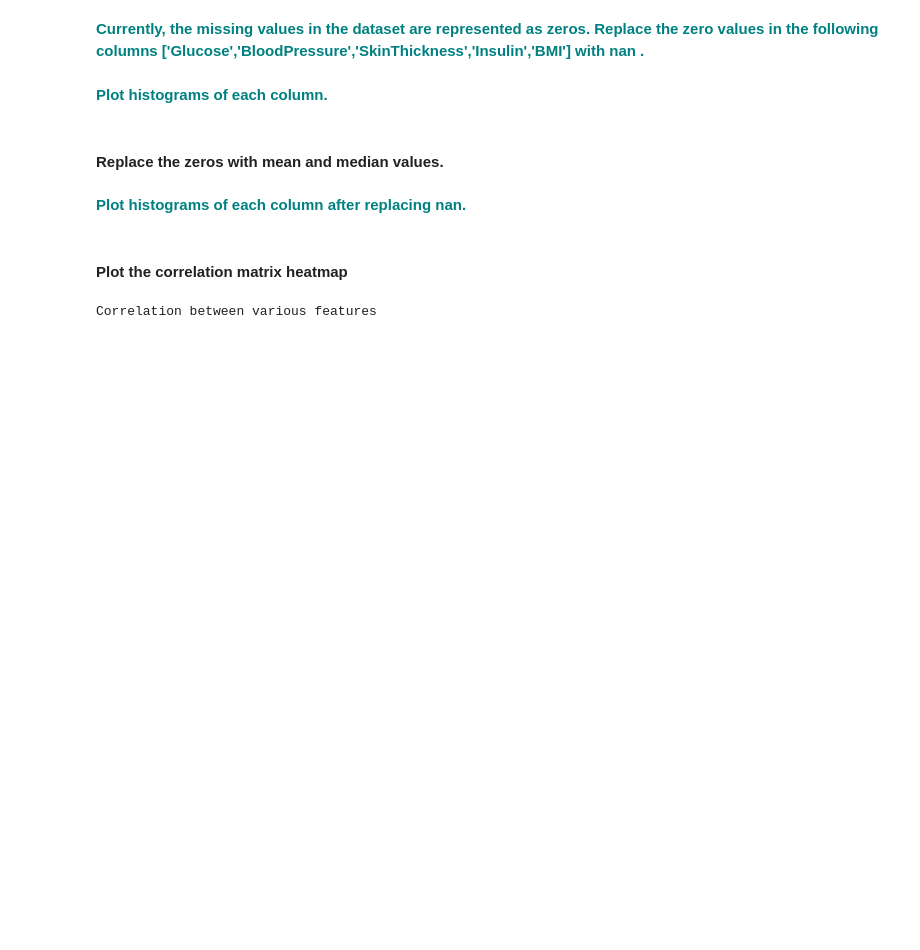
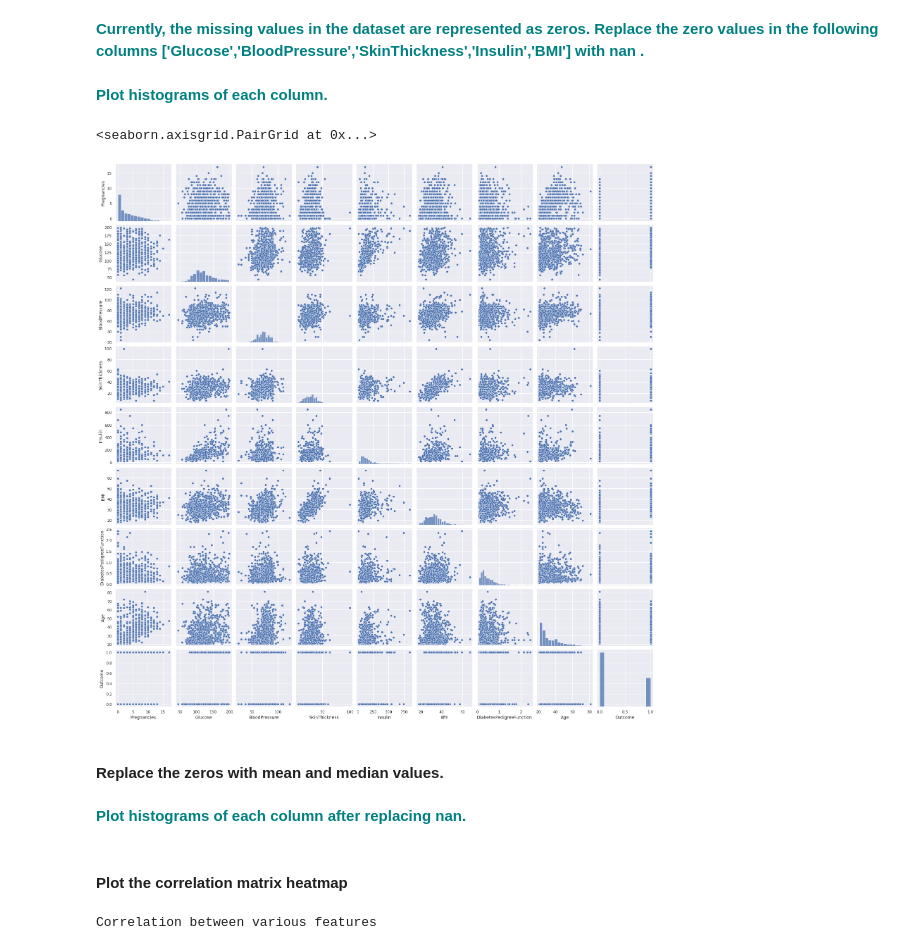
Before and after one commit to ChadDelany/Case_Study-GridSearchKNN, a Jupyter notebook: GridSearchKNN_Case_Study.ipynb, the cells around one changed output. Saved outputs shown, nothing was run; the diff lists cells and outputs as text; code cells hidden in the pictures; blank space fills up the shorter version.

Commit message:
histograms for each variable.

```diff
--- a/GridSearchKNN_Case_Study.ipynb
+++ b/GridSearchKNN_Case_Study.ipynb
@@ -52,7 +64,15 @@ memory usage: 54.1 KB
 # %% [markdown]
 **<font color='teal'> Currently, the missing values in the dataset are represented as zeros. Replace the zero values in the following columns ['Glucose','BloodPressure','SkinThickness','Insulin','BMI'] with nan .</font>**
+# %%
+cols = ['Glucose','BloodPressure','SkinThickness','Insulin','BMI']
+diabetes_data[cols] = diabetes_data[cols].replace({0:np.nan})
 # %% [markdown]
 **<font color='teal'> Plot histograms of each column. </font>**
+# %%
+sns.pairplot(diabetes_data)
+# %% [output]
+<seaborn.axisgrid.PairGrid at 0x...>
+[figure, added]
 # %% [markdown]
 #### Replace the zeros with mean and median values.
 # %%
```
Also changed, not shown: parts of 1 cell of this notebook.
